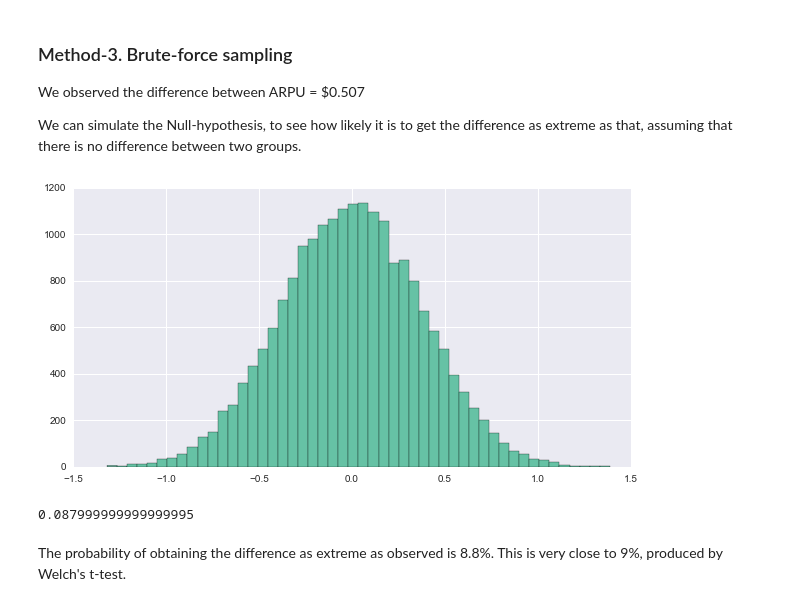
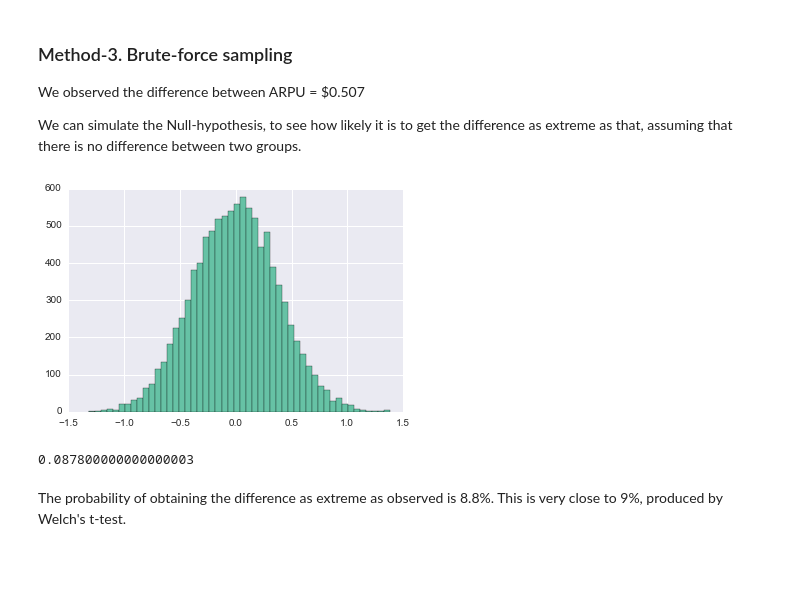
Before and after one commit to Volodymyrk/stats-testing-in-python, a Jupyter notebook: 04 - AB testing revenues.ipynb, the cells around one changed output. Cells and saved outputs as stored; diff of their text form; code cells hidden in the pictures; blank space fills up the shorter version.

```diff
--- a/04 - AB testing revenues.ipynb
+++ b/04 - AB testing revenues.ipynb
@@ -186,9 +191,10 @@ We failed to reject Null-hypothesis, based on $\alpha=0.05$
 np.random.seed(1)
 revenues_b_s = np.array(revenues_b)
 # %%
-np.random.shuffle(revenues_b )
-revenues_b = revenues_b.reshape((5,6000))
-bar(range(1,6), [revenues_b[i].mean() for i in range(5)],
+np.random.shuffle(revenues_b_s )
+fig, ax = plt.subplots(figsize=(8,4))
+revenues_b_s = revenues_b_s.reshape((5,6000))
+bar(range(1,6), [revenues_b_s[i].mean() for i in range(5)],
     color=brewer_set2[0], align='center', width=.8, label='ARPU $1.99' )
 plot([-2, 6], [revenues_a.mean(), revenues_a.mean()],
      color=brewer_set2[1], label='ARPU $0.99')
@@ -212,7 +218,7 @@ We can simulate the Null-hypothesis, to see how likely it is to get the differen
 # %%
 combined_revenues = np.concatenate([revenues_a, revenues_b])
 combined_cohort_size = combined_revenues.shape[0]
-sim_size = 20000
+sim_size = 10000
 sim_diff = np.zeros(sim_size)
 
 np.random.seed(1)
@@ -220,13 +226,13 @@ for s in xrange(sim_size):
     np.random.shuffle(combined_revenues)
     sim_diff[s] = combined_revenues[:combined_cohort_size/2].mean() - combined_revenues[combined_cohort_size/2:].mean()
 # %%
-hist(sim_diff, bins=50);
+hist(sim_diff, bins=50, color=brewer_set2[0]);
 # %% [output]
-[figure, old version]
+[figure, new version]
 # %%
-(sim_diff>0.506899).sum()/diff.shape[0]
+(sim_diff>0.506899).sum()/sim_diff.shape[0]
 # %% [output]
-0.087999999999999995
+0.087800000000000003
 # %% [markdown]
 The probability of obtaining the difference as extreme as observed is 8.8%. This is very close to 9%, produced by Welch's t-test.
 # %% [markdown]
```
Also changed, not shown: parts of 9 cells of this notebook, 3 other files.
